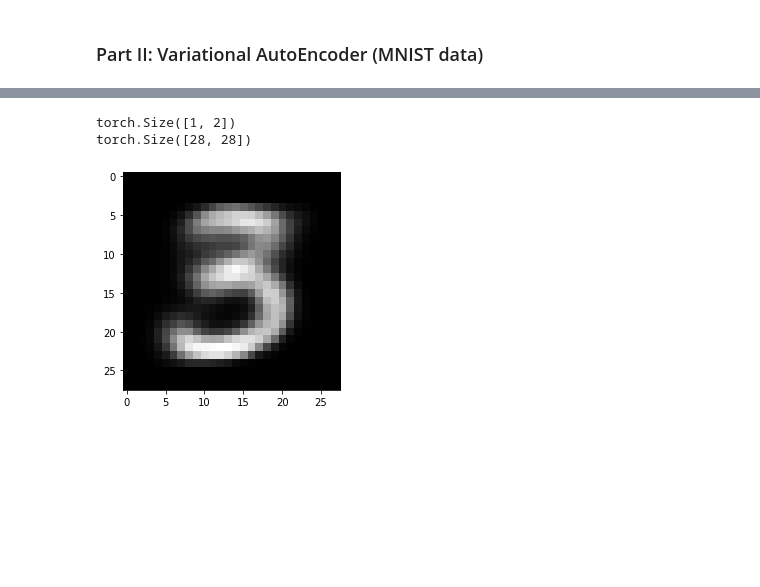
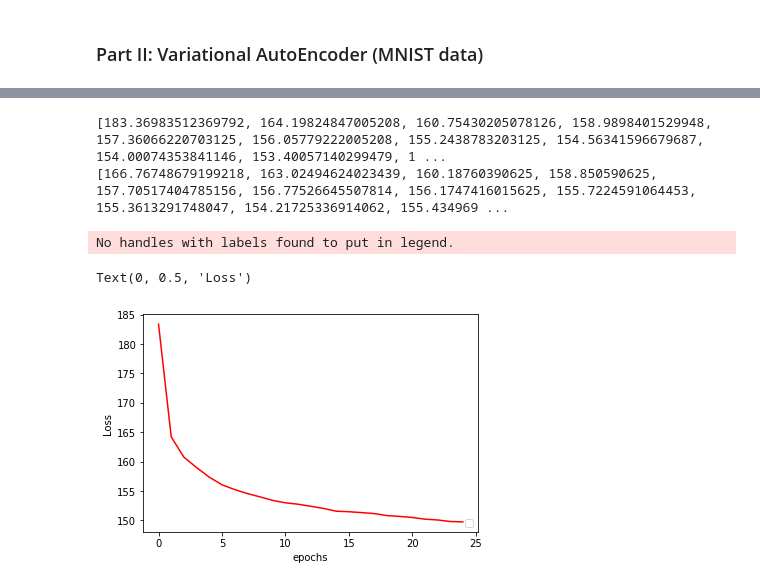
Before and after one commit to mgmartinezl/Deep-Learning-Applications, a Jupyter notebook: OPT8-Lab3-BADILLO-MARTINEZ-Part-II.ipynb, the cells around one changed output, grey strips where cells are left out. Cells and saved outputs as stored; diff of their text form; code cells hidden in the pictures; blank space fills up the shorter version.

```diff
--- a/OPT8-Lab3-BADILLO-MARTINEZ-Part-II.ipynb
+++ b/OPT8-Lab3-BADILLO-MARTINEZ-Part-II.ipynb
@@ -205,19 +208,28 @@ def test():
     return test_loss
 # %%
 best_test_loss = float('inf')
+
+trainLoss = []
+testLoss = []
 
 for epoch in range(N_EPOCHS):
 
     train_loss = train()
     test_loss = test()
 
+    loss = []
+
     train_loss /= len(train_dataset)
     test_loss /= len(test_dataset)
 
-    print('>> epoch ', epoch)
-    print('---> Train loss: >> ', train_loss)
-    print('-----> Test loss: >> ', test_loss)
-    print('')
+    if epoch % 5 == 0:
+        print('>> epoch ', epoch)
+        print('---> Train loss: >> ', train_loss)
+        print('-----> Test loss: >> ', test_loss)
+        print('')
+
+    trainLoss.append( train_loss )
+    testLoss.append( test_loss )
 
     if best_test_loss > test_loss:
         best_test_loss = test_loss
@@ -248,15 +262,15 @@ for epoch in range(N_EPOCHS):
-# %%
-# Choose an image to generate and plot
-z = torch.randn(1, LATENT_DIM).to(device)
-reconstructed_img = model.dec(z)
-img = reconstructed_img.view(28, 28).data
-
-print(z.shape)
-print(img.shape)
-plt.figure()
-plt.imshow(img, cmap='gray')
-plt.show()
-# %% [output]
-torch.Size([1, 2])
-torch.Size([28, 28])
-[figure, removed]
+# %%
+print(trainLoss)
+print(testLoss)
+# %% [output]
+[183.36983512369792, 164.19824847005208, 160.75430205078126, 158.9898401529948, 157.36066220703125, 156.05779222005208, 155.2438783203125, 154.56341596679687, 154.00074353841146, 153.40057140299479, 1 ...
+[166.76748679199218, 163.02494624023439, 160.18760390625, 158.850590625, 157.70517404785156, 156.77526645507814, 156.1747416015625, 155.7224591064453, 155.3613291748047, 154.21725336914062, 155.434969 ...
+# %%
+plt.plot(trainLoss[:], 'r')
+plt.legend(loc='lower right')
+plt.xlabel("epochs")
+plt.ylabel("Loss")
+# %% [output]
+No handles with labels found to put in legend.
+Text(0, 0.5, 'Loss')
+[figure, added]
```
Also changed, not shown: parts of 5 cells of this notebook.
